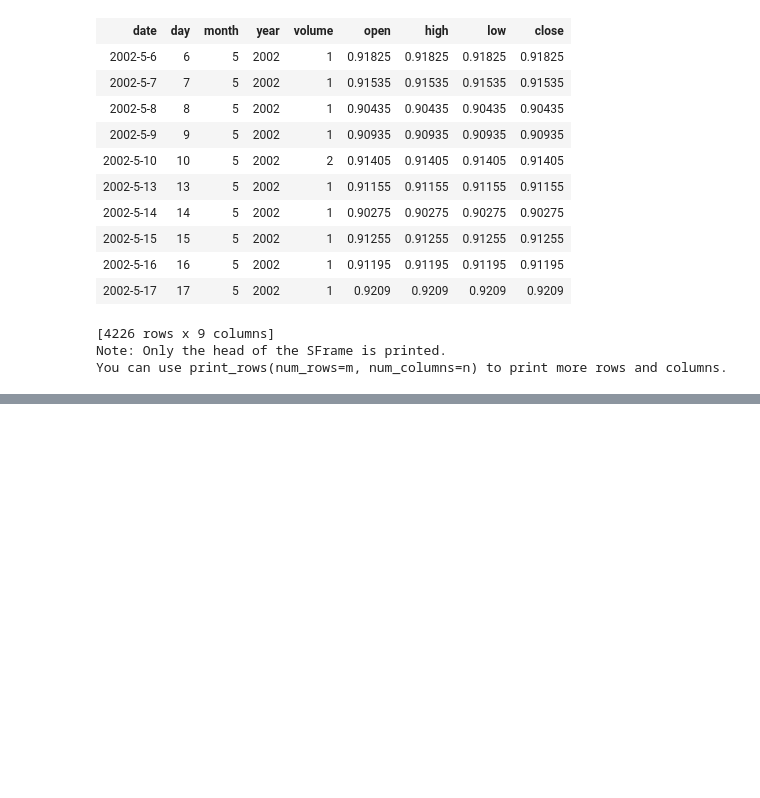
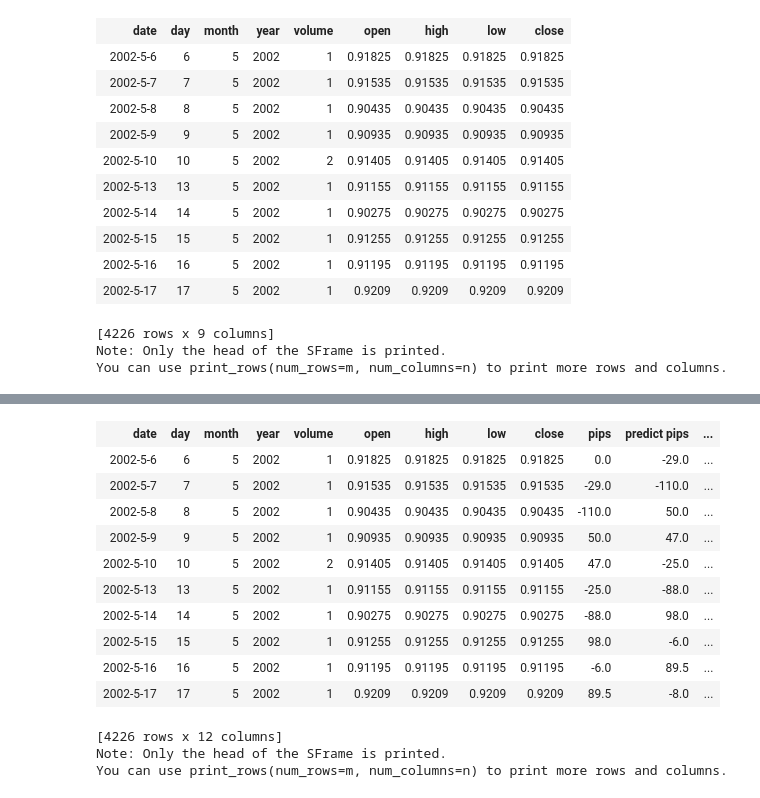
Before and after one commit to yuecong/autotrade, a Jupyter notebook: autotrade_gl_version.ipynb, the cells around one changed output, grey strips where cells are left out. Saved outputs shown, nothing was run; the diff lists cells and outputs as text; code cells hidden in the pictures; blank space fills up the shorter version.

```diff
--- a/autotrade_gl_version.ipynb
+++ b/autotrade_gl_version.ipynb
@@ -165,0 +156,17 @@ Rows: 4226
+# %%
+pip_unit = 10000
+close_list = sf_eur_usd_features ['close']
+def close_minus_n_time_unit(time_unit):
+    if time_unit ==1:
+        close_minus_n_time_unit_list = gl.SArray([close_list[0]]).append(close_list[:-1*time_unit])
+    elif time_unit >1:
+        close_minus_n_time_unit_list = close_list[0: time_unit].append(close_list[:-1*time_unit])
+    else:
+        print("close_minus_n_time_unit() parameter error!")
+    return close_minus_n_time_unit_list
+
+close_minus_1 = close_minus_n_time_unit(1)
+close_minus_2 = close_minus_n_time_unit(2)
+close_minus_3 = close_minus_n_time_unit(3)
+# %%
+sf_eur_usd_features.add_column((close_list - close_minus_1) *pip_unit ,'pips')
@@ -165,0 +188,3 @@ Rows: 4226
+# %%
+predict_pips_list = sf_eur_usd_features['pips'][1:].append(gl.SArray([0.0]))
+sf_eur_usd_features.add_column(predict_pips_list,'predict pips')
@@ -165,0 +206,17 @@ Rows: 4226
+# %%
+sf_eur_usd_features.add_column(predict_pips_list.apply(lambda x: 'sell' if x<0 else 'buy'),'predict action')
+# %% [output]
+| date | day | month | year | volume | open | high | low | close | pips | predict pips | ... |
+| 2002-5-6 | 6 | 5 | 2002 | 1 | 0.91825 | 0.91825 | 0.91825 | 0.91825 | 0.0 | -29.0 | ... |
+| 2002-5-7 | 7 | 5 | 2002 | 1 | 0.91535 | 0.91535 | 0.91535 | 0.91535 | -29.0 | -110.0 | ... |
+| 2002-5-8 | 8 | 5 | 2002 | 1 | 0.90435 | 0.90435 | 0.90435 | 0.90435 | -110.0 | 50.0 | ... |
+| 2002-5-9 | 9 | 5 | 2002 | 1 | 0.90935 | 0.90935 | 0.90935 | 0.90935 | 50.0 | 47.0 | ... |
+| 2002-5-10 | 10 | 5 | 2002 | 2 | 0.91405 | 0.91405 | 0.91405 | 0.91405 | 47.0 | -25.0 | ... |
+| 2002-5-13 | 13 | 5 | 2002 | 1 | 0.91155 | 0.91155 | 0.91155 | 0.91155 | -25.0 | -88.0 | ... |
+| 2002-5-14 | 14 | 5 | 2002 | 1 | 0.90275 | 0.90275 | 0.90275 | 0.90275 | -88.0 | 98.0 | ... |
+| 2002-5-15 | 15 | 5 | 2002 | 1 | 0.91255 | 0.91255 | 0.91255 | 0.91255 | 98.0 | -6.0 | ... |
+| 2002-5-16 | 16 | 5 | 2002 | 1 | 0.91195 | 0.91195 | 0.91195 | 0.91195 | -6.0 | 89.5 | ... |
+| 2002-5-17 | 17 | 5 | 2002 | 1 | 0.9209 | 0.9209 | 0.9209 | 0.9209 | 89.5 | -8.0 | ... |
+[4226 rows x 12 columns]
+Note: Only the head of the SFrame is printed.
+You can use print_rows(num_rows=m, num_columns=n) to print more rows and columns.
```
Also changed, not shown: parts of 9 cells of this notebook.
